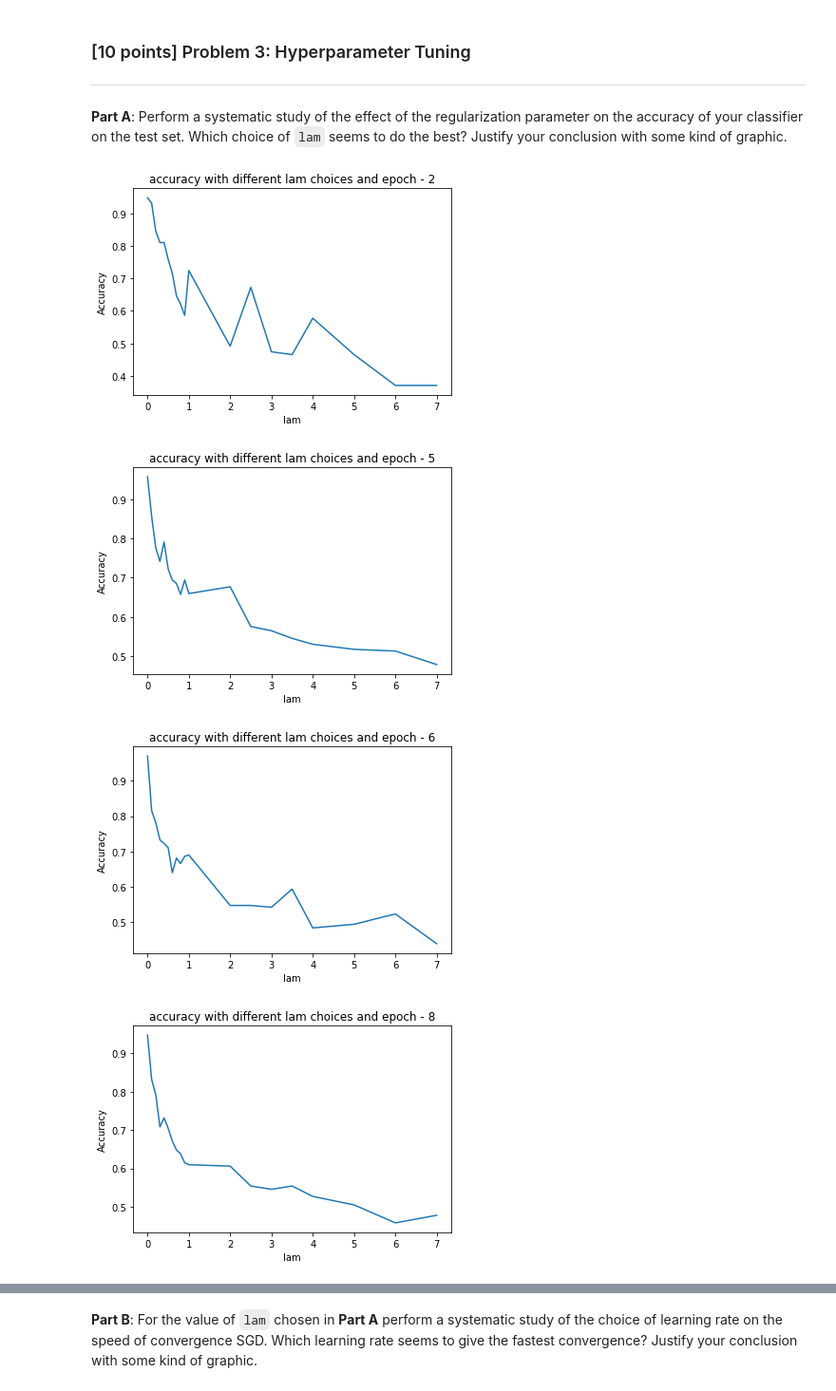
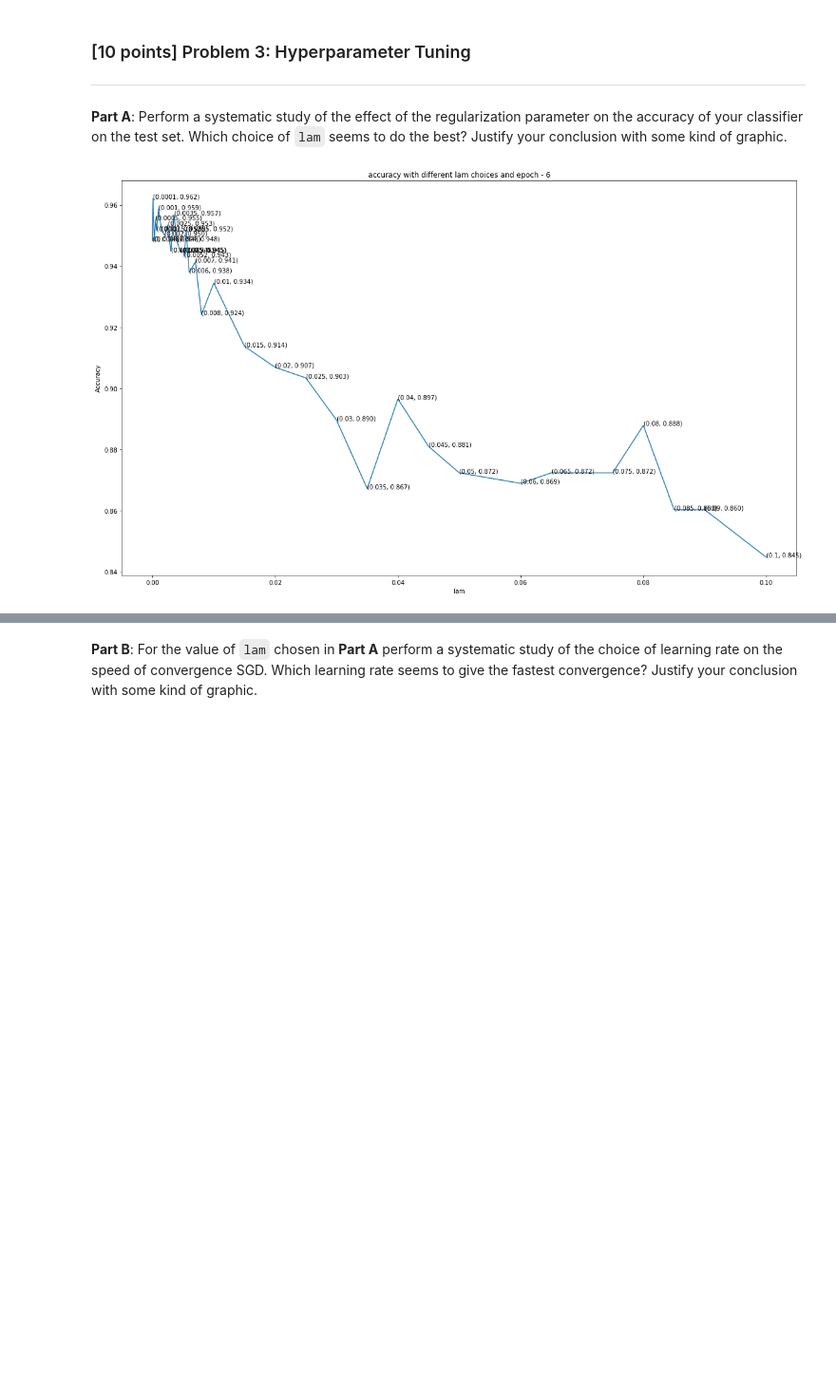
Before and after one commit to AkritiKapur/ml-5622-assignments, a Jupyter notebook: logreg/logreg.ipynb, the cells around one changed output, grey strips where cells are left out. Shown at 95% size. Saved outputs shown, nothing was run; the diff lists cells and outputs as text; code cells hidden in the pictures; blank space fills up the shorter version.

```diff
--- a/logreg/logreg.ipynb
+++ b/logreg/logreg.ipynb
@@ -253,6 +253,6 @@ class LogReg:
                 # update last modified iteration for feature.
                 self.memory[index] = iteration
 # %%
-lr = LogReg(train_set, test_set, lam=0, eta=0.1)
+lr = LogReg(train_set, test_set, lam=0.0001, eta=0.1)
 lr.train(isVerbose=True)
 # %% [output]
@@ -304,29 +304,33 @@ OK
 
 **Part A**: Perform a systematic study of the effect of the regularization parameter on the accuracy of your classifier on the test set.  Which choice of `lam` seems to do the best?  Justify your conclusion with some kind of graphic.
 # %%
-lam_choices = [0, 0.1, 0.2, 0.3, 0.4, 0.5, 0.6, 0.7, 0.8, 0.9,1,2,2.5,3,3.5,4,5,6,7]
-epochs = [2, 5, 6 , 8, 10]
+lam_choices = [0, 0.0001, 0.0003, 0.0005, 0.0007, 0.001, 0.0015, 0.002, 0.0025, 0.003, 0.0035, 0.004, 0.0045, 0.005, 0.0052, 0.0055, 0.006, 0.007, 0.008, 0.01,
+               0.015, 0.02, 0.025, 0.03, 0.035, 0.04, 0.045, 0.05, 0.06, 0.065, 0.075, 0.08, 0.085, 0.09, 0.1]
+epochs = [6]
 train_set_len = len(train_set)
+fig = plt.figure(figsize=(20, 12))
+ax = fig.add_subplot(111)
 # print(train_set_len)
 accuracy = []
 for epoch in epochs:
     accuracy = []
     for choice in lam_choices:
         lr = LogReg(train_set, test_set, lam=choice, eta=0.1)
         lr.train(num_epochs=epoch, report_step=train_set_len)
 #         print(lr.test_acc[1:])
         avg_test_nll = np.average(lr.test_nll[1:])
         avg_test_acc = np.average(lr.test_acc[1:])
         accuracy.append(avg_test_acc)
 #         print('lam: {}, NLL: {}, Accuracy: {}'.format(choice, avg_test_nll, avg_test_acc))
 
     plt.title('accuracy with different lam choices and epoch - {}'.format(epoch))
     plt.plot(lam_choices, accuracy)
     plt.xlabel('lam')
     plt.ylabel('Accuracy')
+    for i,j in zip(lam_choices,accuracy):
+        ax.annotate('({}, {})'.format(i, "{0:.3f}".format(j)), xy=(i, j), textcoords='data')
+
+#     plt.grid()
     plt.show()
 # %% [output]
-[figure, old version]
+[figure, new version]
-[figure, removed]
-[figure, removed]
-[figure, removed]
```
Also changed, not shown: parts of 3 cells of this notebook.
